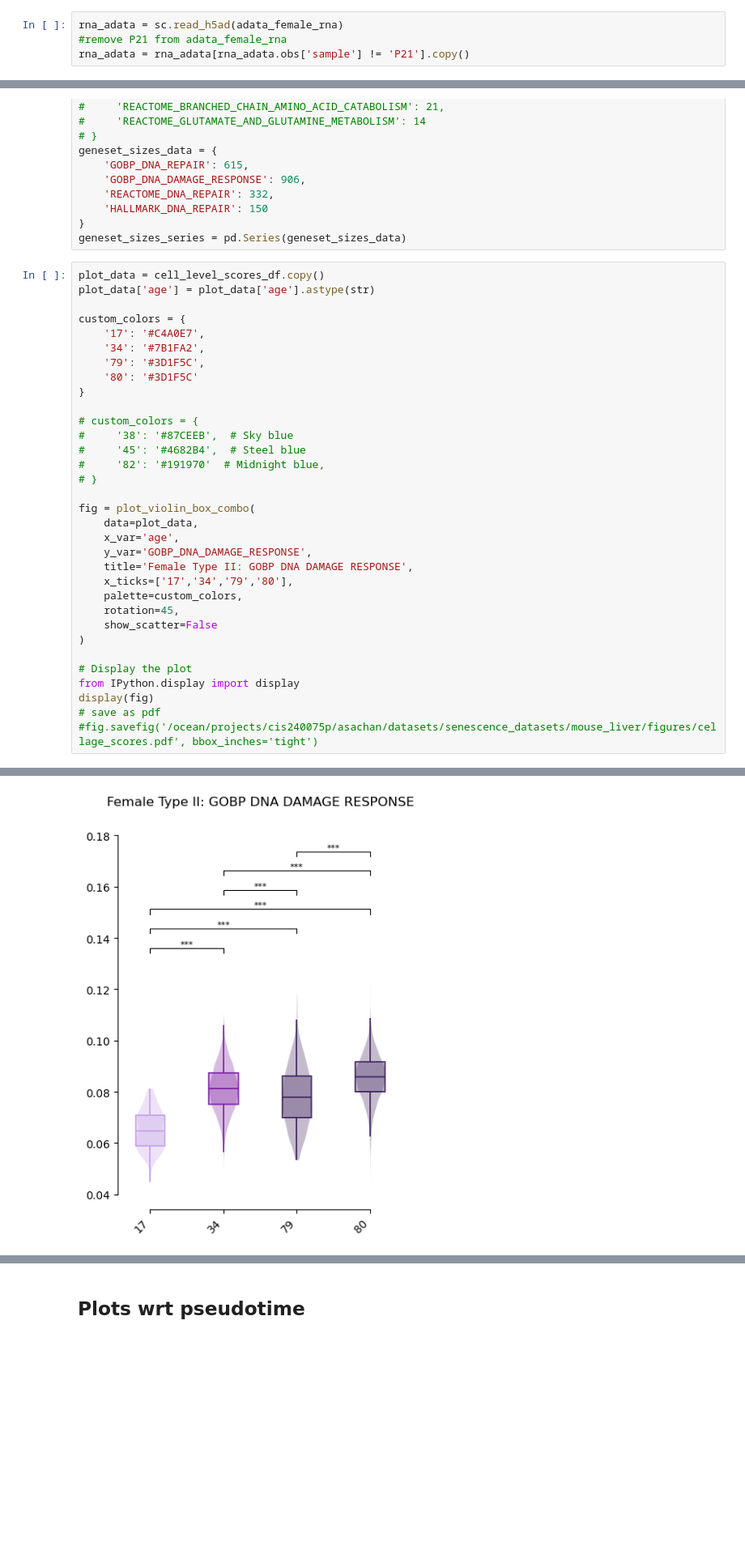
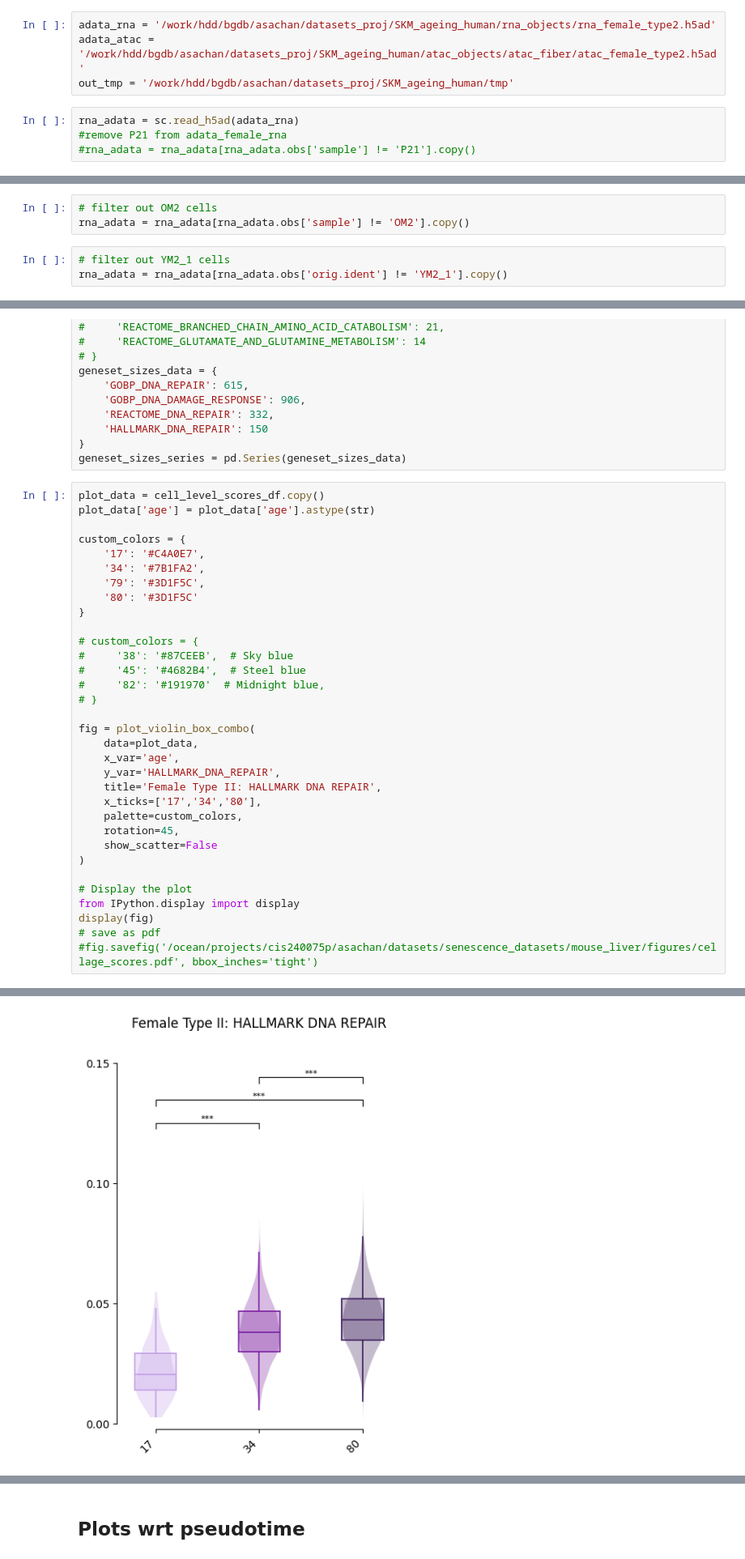
Before and after one commit to sachha-naksha/SKM_multimodal_analysis, a Jupyter notebook: py_scripts/data_preproc.ipynb, the cells around one changed output, grey strips where cells are left out. Shown at 81% size. Drawn from its saved outputs; the diff is of its cells as text; blank space fills up the shorter version.

Commit message:
pseudotime of filtered female cells not a great trend - good tren only with a lot of cells; less cells cause more noise

```diff
--- a/py_scripts/data_preproc.ipynb
+++ b/py_scripts/data_preproc.ipynb
@@ -29,7 +26,11 @@ out_tmp = '/projects/bgdb/asachan/datasets/SKM_ageing_human/tmp'
+# %%
+adata_rna = '/work/hdd/bgdb/asachan/datasets_proj/SKM_ageing_human/rna_objects/rna_female_type2.h5ad'
+adata_atac = '/work/hdd/bgdb/asachan/datasets_proj/SKM_ageing_human/atac_objects/atac_fiber/atac_female_type2.h5ad'
+out_tmp = '/work/hdd/bgdb/asachan/datasets_proj/SKM_ageing_human/tmp'
 # %%
-rna_adata = sc.read_h5ad(adata_female_rna)
+rna_adata = sc.read_h5ad(adata_rna)
 #remove P21 from adata_female_rna
-rna_adata = rna_adata[rna_adata.obs['sample'] != 'P21'].copy()
+#rna_adata = rna_adata[rna_adata.obs['sample'] != 'P21'].copy()
 # %%
 rna_adata.obs
 # %% [output]
@@ -58,0 +50,6 @@ Name: Annotation, dtype: int64
+# %%
+# filter out OM2 cells
+rna_adata = rna_adata[rna_adata.obs['sample'] != 'OM2'].copy()
+# %%
+# filter out YM2_1 cells
+rna_adata = rna_adata[rna_adata.obs['orig.ident'] != 'YM2_1'].copy()
@@ -276,9 +313,9 @@ custom_colors = {
 fig = plot_violin_box_combo(
     data=plot_data,
     x_var='age',
-    y_var='GOBP_DNA_DAMAGE_RESPONSE',
-    title='Female Type II: GOBP DNA DAMAGE RESPONSE',
-    x_ticks=['17','34','79','80'],
+    y_var='HALLMARK_DNA_REPAIR',
+    title='Female Type II: HALLMARK DNA REPAIR',
+    x_ticks=['17','34','80'],
     palette=custom_colors,
     rotation=45,
     show_scatter=False
@@ -302,2 +339,2 @@ Passing `palette` without assigning `hue` is deprecated and will be removed in v
-[figure, old version]
+[figure, new version]
 <Figure size 640x480 with 0 Axes>
```
Also changed, not shown: parts of 31 cells of this notebook, 1 other file.
